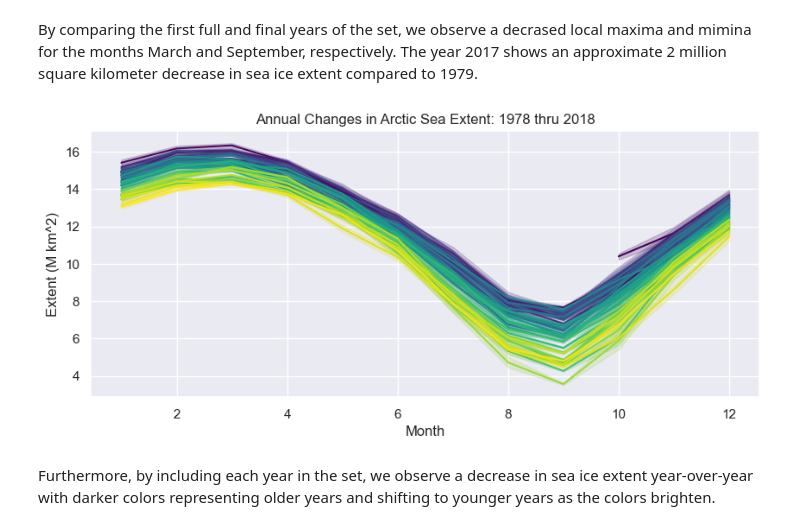
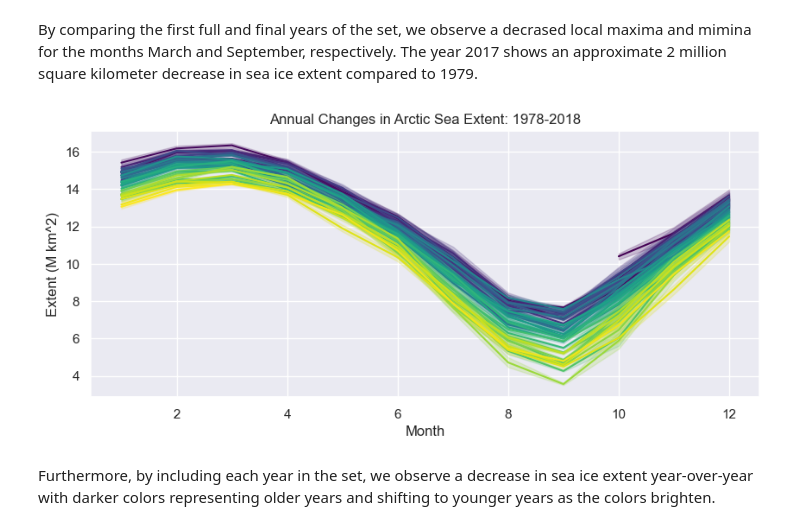
Before and after one commit to giantmagellan/SeaIceForecast, a Jupyter notebook: seaice_eda.ipynb, the cells around one changed output. Saved outputs shown, nothing was run; the diff lists cells and outputs as text; code cells hidden in the pictures.

```diff
--- a/seaice_eda.ipynb
+++ b/seaice_eda.ipynb
@@ -190,18 +194,18 @@ By comparing the first full and final years of the set, we observe a decrased lo
 # %%
 # Plot annual changes in sea ice extent
 sns.set_style('darkgrid')
 sns.set(rc={'figure.figsize':(10,4)})
 
 sns.lineplot(data=sea_ice_df, x="month", y="extent_million_sq_km", hue="year", palette="viridis", legend=False)
-plt.title("Annual Changes in Arctic Sea Extent: 1978 thru 2018")
+plt.title("Annual Changes in Arctic Sea Extent: 1978-2018")
 plt.xlabel("Month")
 plt.ylabel("Extent (M km^2)")
 
 # Save and show plot
 plt.savefig('figures/sie_annual_changes.png')
 plt.show()
 # %% [output]
-[figure, old version]
+[figure, new version]
 # %% [markdown]
 Furthermore, by including each year in the set, we observe a decrease in sea ice extent year-over-year with darker colors representing older years and shifting to younger years as the colors brighten.
 # %%
```
Also changed, not shown: parts of 23 cells of this notebook, 9 other files.
